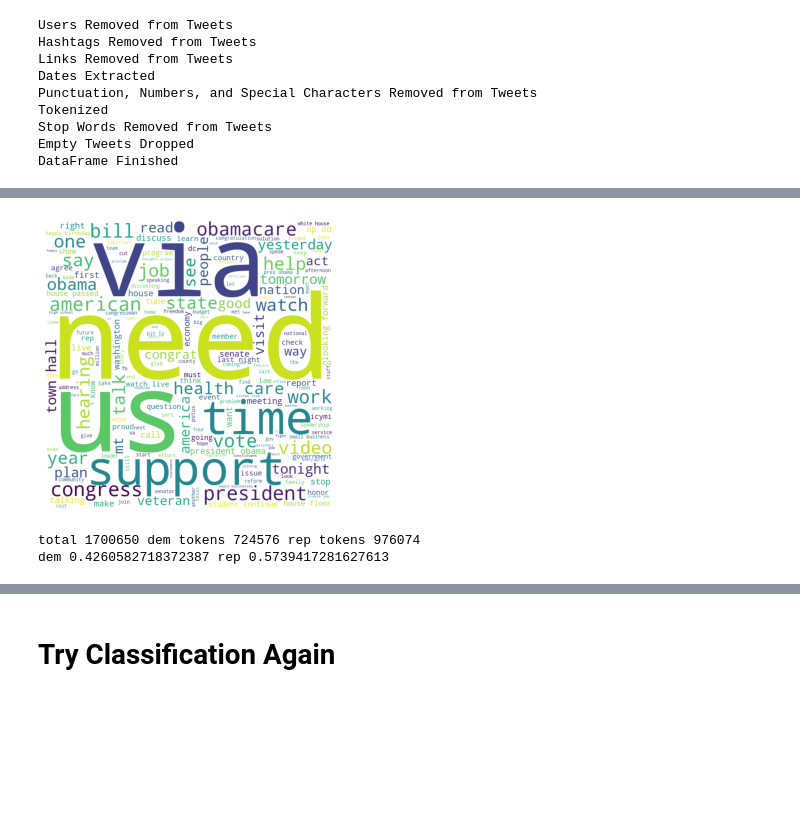
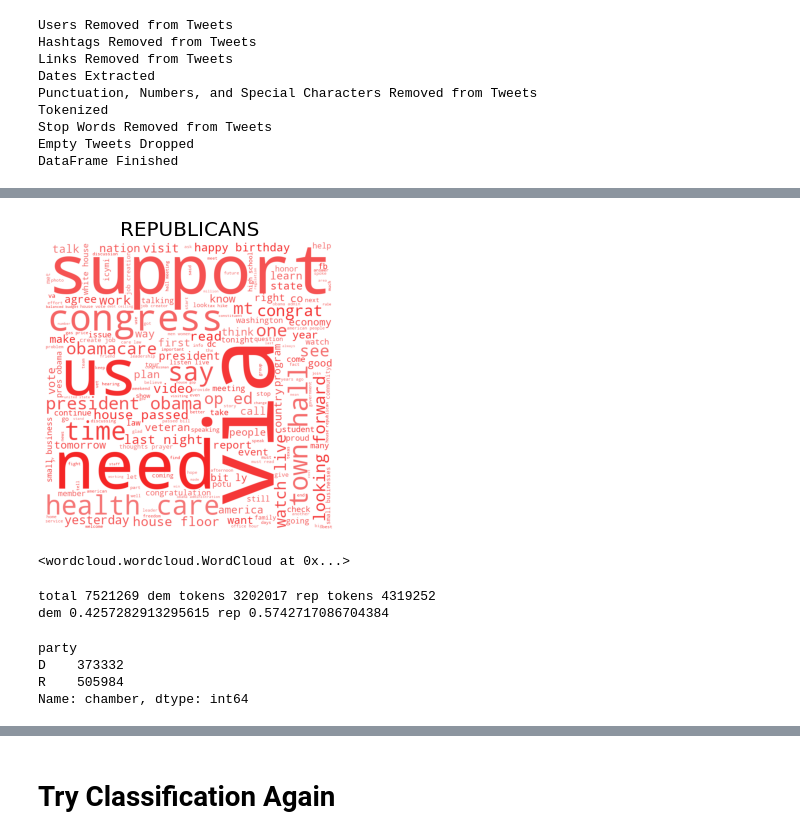
Before and after one commit to ShaanGondalia/PartyChecker, a Jupyter notebook: preston_notebook.ipynb, the cells around one changed output, grey strips where cells are left out. Drawn from its saved outputs; the diff is of its cells as text; code cells hidden in the pictures; blank space fills up the shorter version.

```diff
--- a/preston_notebook.ipynb
+++ b/preston_notebook.ipynb
@@ -29,3 +29,5 @@ df = df_full.sample(n=200000, random_state=216)
 df = pd.read_csv("sampled_df.csv", index_col=0)
 # %%
 df = pd.read_hdf('sampled_df.h5', index_col=0)
+# %%
+df = df_full
@@ -135,5 +146,10 @@ rep_tokens = np.concatenate(reps['tokens_no_stop'].values)
 words_for_cloud = " ".join(tokens)+" "
 words_for_cloud_dem = " ".join(dem_tokens)+" "
 words_for_cloud_rep = " ".join(rep_tokens)+" "
+# %%
+import matplotlib.colors as clr
+purples = clr.LinearSegmentedColormap.from_list('purples', ['#A020F0', '#C16EF5'], N=10)
+blues = clr.LinearSegmentedColormap.from_list('purples', ['#2234f5', '#626ef5'], N=10)
+reds = clr.LinearSegmentedColormap.from_list('purples', ['#f52525', '#f57676'], N=10)
 # %%
 wordcloud = WordCloud(width = 800, height = 800,
@@ -166,20 +188,30 @@ plt.show()
 # %%
 wordcloud = WordCloud(width = 800, height = 800,
-                background_color ='white',
+                background_color ='white', colormap=reds,
                 min_font_size = 10).generate(words_for_cloud_rep)
 
 # plot the WordCloud image
 plt.figure(figsize = (4,4), facecolor = None)
 plt.imshow(wordcloud)
 plt.axis("off")
 plt.tight_layout(pad = 0)
+plt.title('REPUBLICANS', fontsize=20)
 
 plt.show()
+wordcloud.to_file('republicans_wordcloud_full.png')
 # %% [output]
-[figure, old version]
+[figure, new version]
+<wordcloud.wordcloud.WordCloud at 0x...>
 # %%
 print('total', len(tokens), 'dem tokens', len(dem_tokens), 'rep tokens', len(rep_tokens))
 print('dem', (len(dem_tokens)/len(tokens)), 'rep', (len(rep_tokens)/len(tokens)))
 # %% [output]
-total 1700650 dem tokens 724576 rep tokens 976074
-dem 0.4260582718372387 rep 0.5739417281627613
+total 7521269 dem tokens 3202017 rep tokens 4319252
+dem 0.4257282913295615 rep 0.5742717086704384
+# %%
+df.groupby('party')['chamber'].count()
+# %% [output]
+party
+D    373332
+R    505984
+Name: chamber, dtype: int64
```
Also changed, not shown: parts of 22 cells of this notebook.
